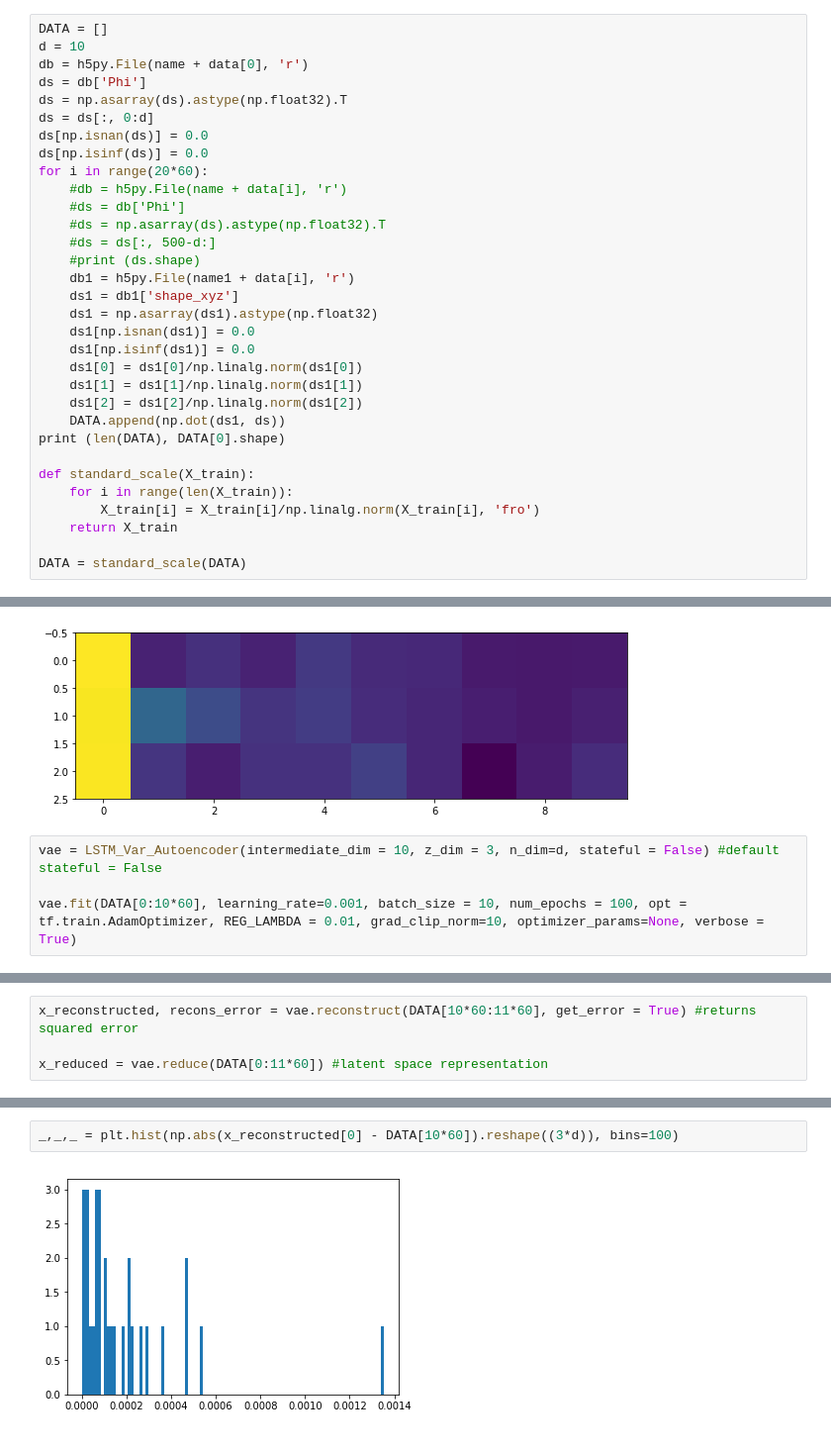
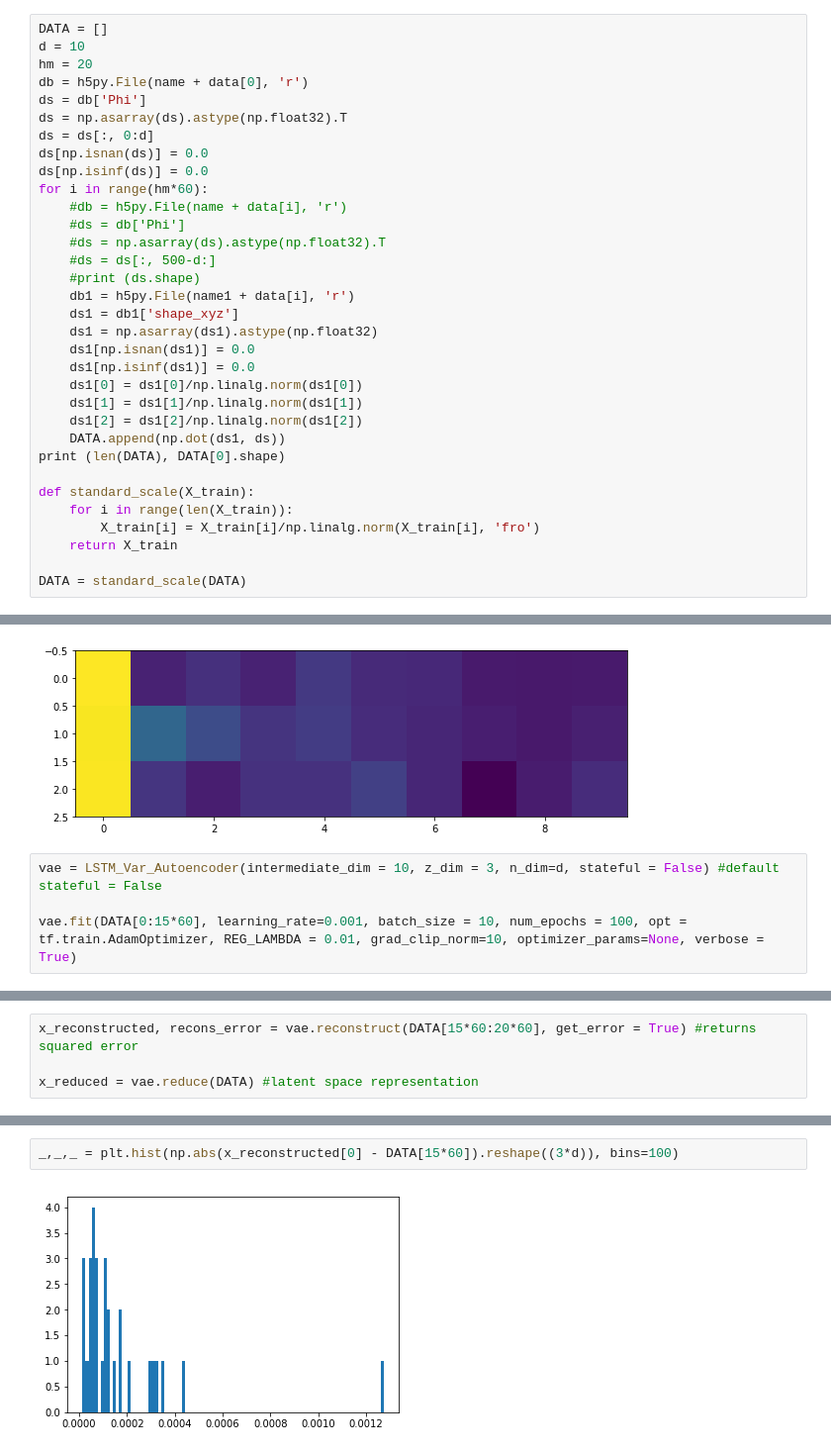
Before and after one commit to abbasloo/dnnAutoEm, a Jupyter notebook: carCrashLBO.ipynb, the cells around one changed output, grey strips where cells are left out. Shown at 99% size. Cells and saved outputs as stored; diff of their text form.

```diff
--- a/carCrashLBO.ipynb
+++ b/carCrashLBO.ipynb
@@ -28,13 +28,14 @@ f299_S2000001_60.mat
 # %%
 DATA = []
 d = 10
+hm = 20
 db = h5py.File(name + data[0], 'r')
 ds = db['Phi']
 ds = np.asarray(ds).astype(np.float32).T
 ds = ds[:, 0:d]
 ds[np.isnan(ds)] = 0.0
 ds[np.isinf(ds)] = 0.0
-for i in range(20*60):
+for i in range(hm*60):
     #db = h5py.File(name + data[i], 'r')
     #ds = db['Phi']
     #ds = np.asarray(ds).astype(np.float32).T
@@ -98,7 +99,7 @@ plt.imshow(DATA[0])
 # %%
 vae = LSTM_Var_Autoencoder(intermediate_dim = 10, z_dim = 3, n_dim=d, stateful = False) #default stateful = False
 
-vae.fit(DATA[0:10*60], learning_rate=0.001, batch_size = 10, num_epochs = 100, opt = tf.train.AdamOptimizer, REG_LAMBDA = 0.01, grad_clip_norm=10, optimizer_params=None, verbose = True)
+vae.fit(DATA[0:15*60], learning_rate=0.001, batch_size = 10, num_epochs = 100, opt = tf.train.AdamOptimizer, REG_LAMBDA = 0.01, grad_clip_norm=10, optimizer_params=None, verbose = True)
 # %% [output]
 Training...
 
@@ -119,5 +120,5 @@ Training time 0.83 minutes
 # %%
-x_reconstructed, recons_error = vae.reconstruct(DATA[10*60:11*60], get_error = True) #returns squared error
+x_reconstructed, recons_error = vae.reconstruct(DATA[15*60:20*60], get_error = True) #returns squared error
 
-x_reduced = vae.reduce(DATA[0:11*60]) #latent space representation
+x_reduced = vae.reduce(DATA) #latent space representation
 # %%
@@ -152,5 +153,5 @@ plt.subplot(1,3,3); plt.imshow(np.abs(x_reconstructed[0] - DATA[10*60]))
 # %%
-_,_,_ = plt.hist(np.abs(x_reconstructed[0] - DATA[10*60]).reshape((3*d)), bins=100)
+_,_,_ = plt.hist(np.abs(x_reconstructed[0] - DATA[15*60]).reshape((3*d)), bins=100)
 # %% [output]
-[figure, old version]
+[figure, new version]
 # %%
```
Also changed, not shown: parts of 11 cells of this notebook.
